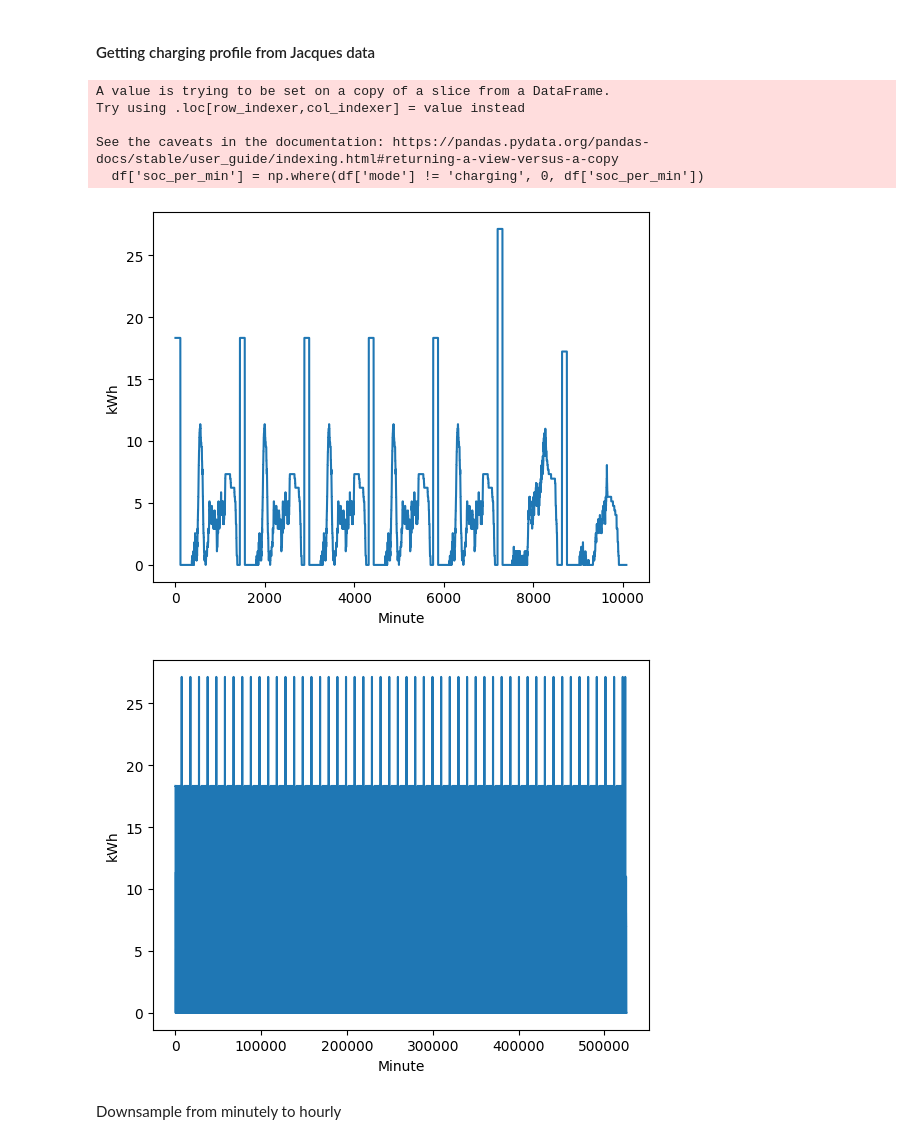
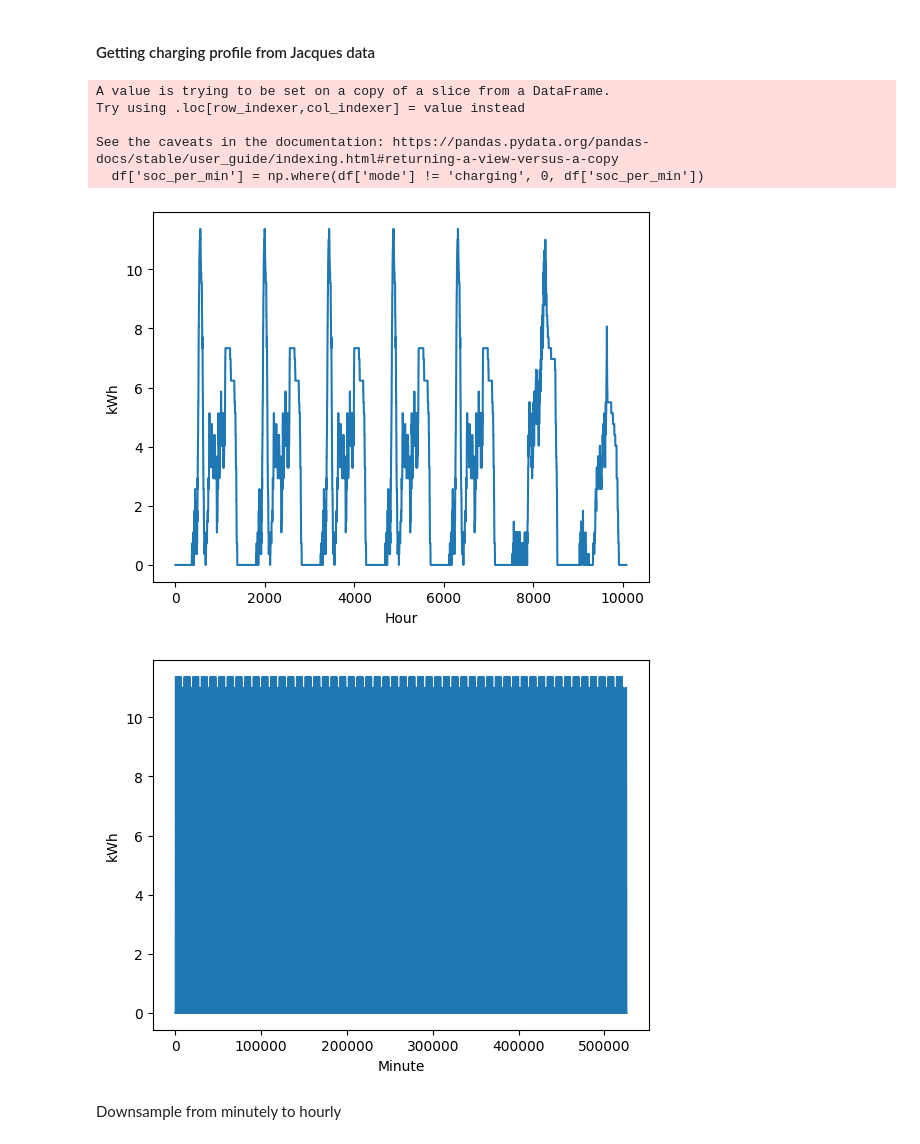
Before and after one commit to ChullEPG/solar_storage_sizing_optimization, a Jupyter notebook: run_model.ipynb, the cells around one changed output. Saved outputs shown, nothing was run; the diff lists cells and outputs as text; code cells hidden in the pictures.

```diff
--- a/run_model.ipynb
+++ b/run_model.ipynb
@@ -130,46 +131,48 @@ mon_fri_json_path = 'data/mon_to_fri_440.json'
 mon_fri_title = 'Mon-Fri Charging Profile'
 mon_fri_save_filename = 'mon_fri_charge_profile.png'
 mon_fri_charging_profile = process_charging_profile(mon_fri_json_path, mon_fri_title, mon_fri_save_filename)
-# Use np.tile to repeat the mon_fri_charging profile 5 times to get a full week
-#mon_fri_charging_profile = np.tile(mon_fri_charging_profile, 5)
-mon_fri_charging_profile = pd.concat([mon_fri_charging_profile]*5, ignore_index=True)
+
+# Charging before 5am  is 0 (assume charge at home because that's where they park - or readjust when Jacques readjusts)
+mon_fri_charging_profile[0:200] = 0
+weekly_charging_profile = pd.concat([mon_fri_charging_profile]*5, ignore_index=True)
 
 # Process Saturday charging profile
 sat_json_path = 'data/sat_686.json'
 sat_title = 'Sat Charging Profile'
 sat_save_filename = 'sat_charge_profile.png'
 sat_charging_profile = process_charging_profile(sat_json_path, sat_title, sat_save_filename)
-
+sat_charging_profile[0:200] = 0
 # Process Sunday charging profile
 sun_json_path = 'data/sun_420.json'
 sun_title = 'Sun Charging Profile'
 sun_save_filename = 'sun_charge_profile.png'
 sun_charging_profile = process_charging_profile(sun_json_path, sun_title, sun_save_filename)
+sun_charging_profile[0:200] = 0
 
 # Get a full week charging profile
-charging_profile = pd.concat([mon_fri_charging_profile, sat_charging_profile, sun_charging_profile], ignore_index = True)
-#plt.plot(charging_profile)
+charging_profile = pd.concat([weekly_charging_profile, sat_charging_profile, sun_charging_profile], ignore_index = True)
+# Downsample to hourly resolution
 plt.plot(charging_profile)
-plt.xlabel("Minute")
+plt.xlabel("Hour")
 plt.ylabel("kWh")
 plt.savefig("figures/charging_profile.png")
 plt.show()
 
 # Get a yearly version of the charging profile
 charging_profile_year = pd.concat([charging_profile]*52, ignore_index=True)
 charging_profile_year = pd.concat([charging_profile_year, sat_charging_profile], ignore_index=True) #add another day to reach 365 days (52 weeks + 1 day)
 plt.plot(charging_profile_year)
 plt.xlabel("Minute")
 plt.ylabel('kWh')
 plt.show()
 # %% [output]
 A value is trying to be set on a copy of a slice from a DataFrame.
 Try using .loc[row_indexer,col_indexer] = value instead
 
 See the caveats in the documentation: https://pandas.pydata.org/pandas-docs/stable/user_guide/indexing.html#returning-a-view-versus-a-copy
   df['soc_per_min'] = np.where(df['mode'] != 'charging', 0, df['soc_per_min'])
-[figure, old version]
+[figure, new version]
-[figure, old version]
+[figure, new version]
 # %% [markdown]
 Downsample from minutely to hourly
 # %%
```
Also changed, not shown: parts of 28 cells of this notebook, 3 other files.
